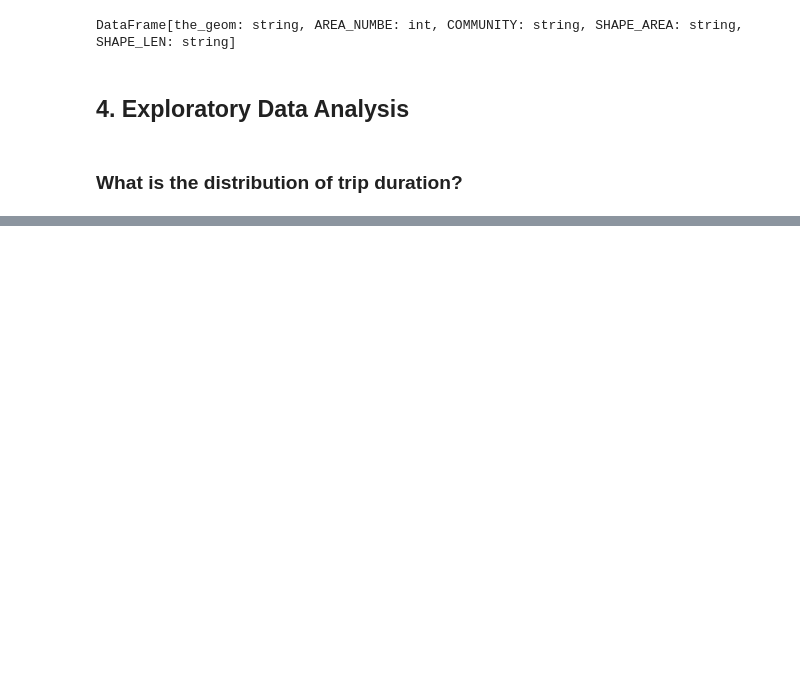
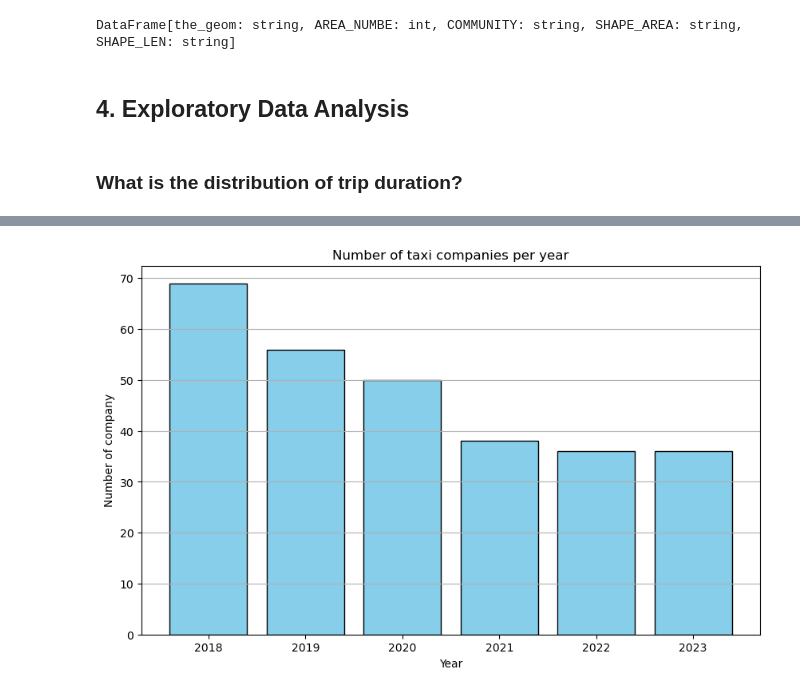
Before and after one commit to pp-monika/chicago-transportation-analysis, a Jupyter notebook: QST2-Winni.ipynb, the cells around one changed output, grey strips where cells are left out. Drawn from its saved outputs; the diff is of its cells as text; code cells hidden in the pictures; blank space fills up the shorter version.

```diff
--- a/QST2-Winni.ipynb
+++ b/QST2-Winni.ipynb
@@ -322,0 +388,11 @@ taxi_trips.select(col("trip_minutes")).show()
+# %%
+from pyspark.sql.functions import year, countDistinct
+
+company_with_year = taxi_trips.withColumn("year", year(taxi_trips["trip_start_timestamp"]))
+company_count_per_year = (
+    company_with_year.groupBy("year")
+                 .agg(countDistinct("company").alias("company_count"))
+                 .orderBy("year", ascending=True)
+)
+
+company_count_per_year.show()
@@ -322,0 +411,14 @@ taxi_trips.select(col("trip_minutes")).show()
+# %%
+import matplotlib.pyplot as plt
+company_count_per_year_df = company_count_per_year.toPandas()
+
+plt.figure(figsize=(10, 6))
+plt.bar(company_count_per_year_df["year"], company_count_per_year_df["company_count"], color='skyblue', edgecolor="black")
+plt.xlabel("Year")
+plt.ylabel("Number of company")
+plt.title("Number of taxi companies per year")
+plt.xticks(company_count_per_year_df["year"])
+plt.grid(axis='y')
+plt.show()
+# %% [output]
+[figure, added]
```
Also changed, not shown: parts of 8 cells of this notebook.
